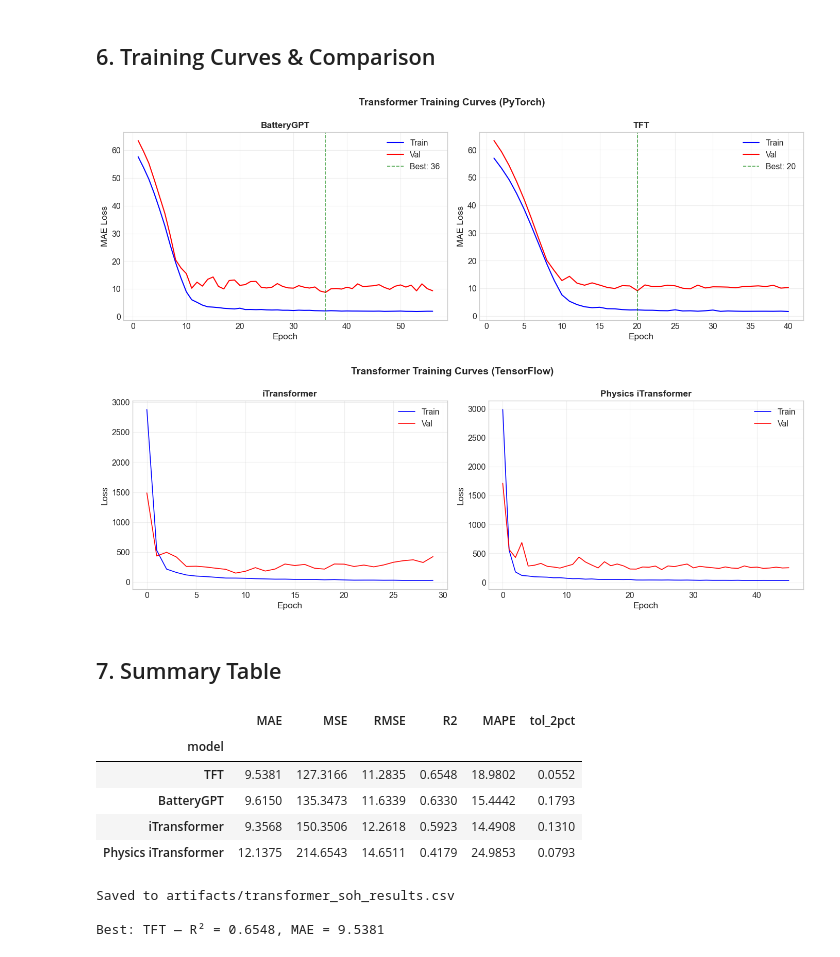
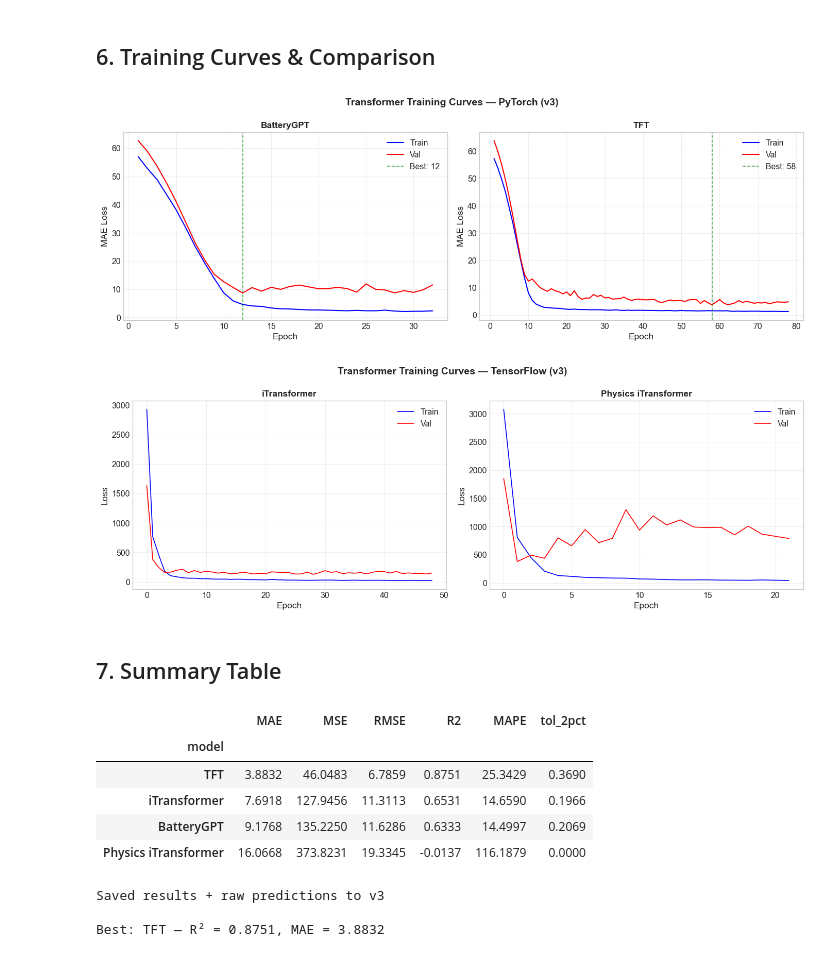
Before and after one commit to NeerajCodz/aiBatteryLifeCycle, a Jupyter notebook: notebooks/05_transformer.ipynb, the cells around one changed output. Saved outputs shown, nothing was run; the diff lists cells and outputs as text; code cells hidden in the pictures.

```diff
--- a/notebooks/05_transformer.ipynb
+++ b/notebooks/05_transformer.ipynb
@@ -49,28 +62,28 @@ Device: cuda
 # %% [markdown]
 ## 1. Load Sequence Data
 # %%
-data = np.load(str(ARTIFACTS_DIR / "battery_sequences.npz"), allow_pickle=True)
+V3_FEATURES = v3["root"] / "features"
+data = np.load(str(V3_FEATURES / "battery_sequences.npz"), allow_pickle=True)
 X_multi = data["X_multi"]
 y_multi = data["y_multi"]
 bids = data["bids_multi"]
 
 print(f"Sequences: X={X_multi.shape}, y={y_multi.shape}")
 
-# -- v2: intra-battery chronological split --
-# For each battery, first 80% of sequences -> train, last 20% -> test
-train_idx, test_idx = [], []
-for bid in np.unique(bids):
-    idxs = np.where(bids == bid)[0]
-    n = len(idxs)
-    cut = int(0.8 * n)
-    train_idx.extend(idxs[:cut].tolist())
-    test_idx.extend(idxs[cut:].tolist())
+# ── v3 FIX: Cross-battery grouped split ──
+unique_bids = np.unique(bids)
+rng = np.random.RandomState(42)
+shuffled = unique_bids.copy()
+rng.shuffle(shuffled)
+n_train = max(1, int(len(shuffled) * 0.8))
+train_bats = set(shuffled[:n_train])
+test_bats = set(shuffled[n_train:])
 
-train_idx = np.array(train_idx)
-test_idx = np.array(test_idx)
+train_mask = np.isin(bids, list(train_bats))
+test_mask = np.isin(bids, list(test_bats))
 
-X_train, y_train = X_multi[train_idx], y_multi[train_idx]
-X_test, y_test = X_multi[test_idx], y_multi[test_idx]
+X_train, y_train = X_multi[train_mask], y_multi[train_mask]
+X_test, y_test = X_multi[test_mask], y_multi[test_mask]
 
 # Normalize
 from sklearn.preprocessing import StandardScaler
@@ -87,4 +100,7 @@ y_test_t = torch.FloatTensor(y_test)
 train_loader = DataLoader(TensorDataset(X_train_t, y_train_t), batch_size=BATCH_SIZE, shuffle=True)
 val_loader = DataLoader(TensorDataset(X_test_t, y_test_t), batch_size=BATCH_SIZE, shuffle=False)
 print(f"Train: {X_train.shape[0]} | Test: {X_test.shape[0]} | Features: {n_feat}")
+print(f"Train batteries: {sorted(train_bats)}")
+print(f"Test batteries:  {sorted(test_bats)}")
+print(f"Overlap: {train_bats & test_bats if train_bats & test_bats else 'NONE ✓'}")
 # %% [output]
@@ -311,28 +328,28 @@ Epoch 11/150
 # %%
 # PyTorch training curves
 fig, axes = plt.subplots(1, 2, figsize=(14, 5))
 for ax, (name, hist) in zip(axes, [("BatteryGPT", hist_bgpt), ("TFT", hist_tft)]):
     epochs = range(1, len(hist["train_losses"]) + 1)
     ax.plot(epochs, hist["train_losses"], "b-", linewidth=1.5, label="Train")
     ax.plot(epochs, hist["val_losses"], "r-", linewidth=1.5, label="Val")
     ax.axvline(x=hist["best_epoch"], color="green", linestyle="--", alpha=0.7, label=f"Best: {hist['best_epoch']}")
     ax.set_xlabel("Epoch"); ax.set_ylabel("MAE Loss")
     ax.set_title(name, fontweight="bold"); ax.legend(); ax.grid(True, alpha=0.3)
-plt.suptitle("Transformer Training Curves (PyTorch)", fontsize=14, fontweight="bold")
-plt.tight_layout(); save_fig(fig, "v2_transformer_pt_training_curves"); plt.show()
+plt.suptitle("Transformer Training Curves — PyTorch (v3)", fontsize=14, fontweight="bold")
+plt.tight_layout(); save_fig(fig, "v3_transformer_pt_training_curves", directory=v3["figures"]); plt.show()
 
 # Keras training curves
 fig, axes = plt.subplots(1, 2, figsize=(14, 5))
 for ax, (name, hist) in zip(axes, [("iTransformer", hist_itrans), ("Physics iTransformer", hist_phys)]):
     ax.plot(hist.history["loss"], "b-", label="Train")
     ax.plot(hist.history["val_loss"], "r-", label="Val")
     ax.set_xlabel("Epoch"); ax.set_ylabel("Loss")
     ax.set_title(name, fontweight="bold"); ax.legend(); ax.grid(True, alpha=0.3)
-plt.suptitle("Transformer Training Curves (TensorFlow)", fontsize=14, fontweight="bold")
-plt.tight_layout(); save_fig(fig, "v2_transformer_tf_training_curves"); plt.show()
+plt.suptitle("Transformer Training Curves — TensorFlow (v3)", fontsize=14, fontweight="bold")
+plt.tight_layout(); save_fig(fig, "v3_transformer_tf_training_curves", directory=v3["figures"]); plt.show()
 # %% [output]
-[figure, old version]
+[figure, new version]
-[figure, old version]
+[figure, new version]
 # %% [markdown]
 ## 7. Summary Table
 # %%
@@ -344,16 +361,27 @@ all_results = {
 }
 summary = build_summary_table(all_results).sort_values("R2", ascending=False)
 display(summary.round(4))
-summary.to_csv(v2["results"] / "v2_transformer_soh_results.csv")
-print("Saved to artifacts/transformer_soh_results.csv")
+summary.to_csv(v3["results"] / "v3_transformer_soh_results.csv")
+
+# v3: save raw predictions for CED in NB09
+np.savez_compressed(
+    str(v3["results"] / "v3_transformer_predictions.npz"),
+    y_test=y_test,
+    BatteryGPT=y_pred_bgpt,
+    TFT=y_pred_tft,
+    iTransformer=y_pred_it,
+    Physics_iTransformer=y_pred_phys_soh,
+)
+
+print("Saved results + raw predictions to v3")
 print(f"\nBest: {summary.index[0]} — R² = {summary.iloc[0]['R2']:.4f}, MAE = {summary.iloc[0]['MAE']:.4f}")
 # %% [output]
 |  | MAE | MSE | RMSE | R2 | MAPE | tol_2pct |
 | model |  |  |  |  |  |  |
-| TFT | 9.5381 | 127.3166 | 11.2835 | 0.6548 | 18.9802 | 0.0552 |
-| BatteryGPT | 9.6150 | 135.3473 | 11.6339 | 0.6330 | 15.4442 | 0.1793 |
-| iTransformer | 9.3568 | 150.3506 | 12.2618 | 0.5923 | 14.4908 | 0.1310 |
-| Physics iTransformer | 12.1375 | 214.6543 | 14.6511 | 0.4179 | 24.9853 | 0.0793 |
+| TFT | 3.8832 | 46.0483 | 6.7859 | 0.8751 | 25.3429 | 0.3690 |
+| iTransformer | 7.6918 | 127.9456 | 11.3113 | 0.6531 | 14.6590 | 0.1966 |
+| BatteryGPT | 9.1768 | 135.2250 | 11.6286 | 0.6333 | 14.4997 | 0.2069 |
+| Physics iTransformer | 16.0668 | 373.8231 | 19.3345 | -0.0137 | 116.1879 | 0.0000 |
-Saved to artifacts/transformer_soh_results.csv
+Saved results + raw predictions to v3
 
-Best: TFT — R² = 0.6548, MAE = 9.5381
+Best: TFT — R² = 0.8751, MAE = 3.8832
```
Also changed, not shown: parts of 7 cells of this notebook, 19 other files.
